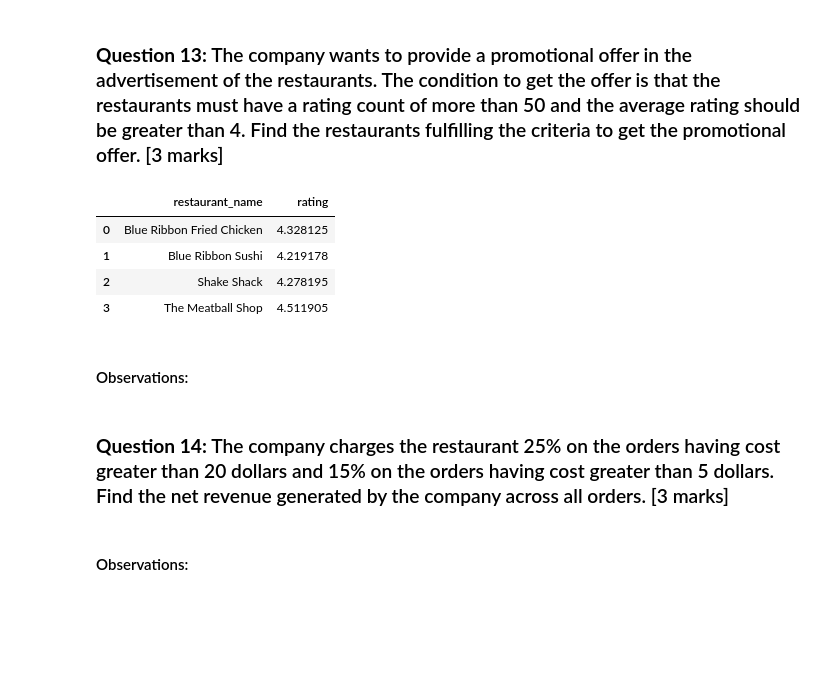
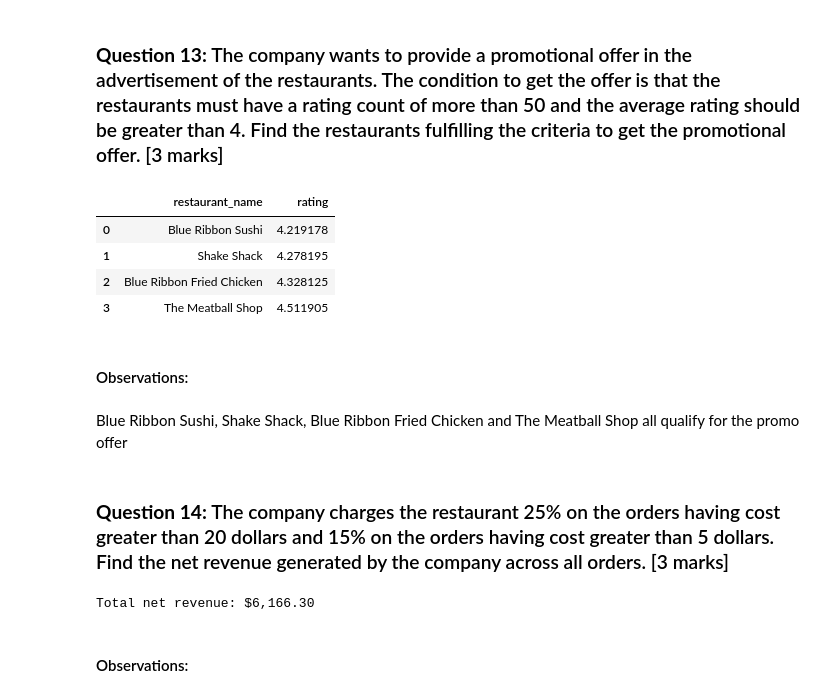
Before and after one commit to NotoriousGOR/learning, a Jupyter notebook: MachineLearningProgram/PythonFoundations/project/PYF_Project_LearnerNotebook_FullCode.ipynb, the cells around one changed output. Cells and saved outputs as stored; diff of their text form; code cells hidden in the pictures; blank space fills up the shorter version.

```diff
--- a/MachineLearningProgram/PythonFoundations/project/PYF_Project_LearnerNotebook_FullCode.ipynb
+++ b/MachineLearningProgram/PythonFoundations/project/PYF_Project_LearnerNotebook_FullCode.ipynb
@@ -265,31 +294,38 @@ Customers with ids: 52832, 47440, and 83287 are the top 3 customers with 13, 10,
 # %%
 # Filter the rated restaurants
 data = df[df["rating"] != "Not given"].copy()
 
 # Convert rating column from object to integer
 data["rating"] = data["rating"].astype("int")
 
 # Create a dataframe that contains the restaurant names with their rating counts
 rating_count = data["restaurant_name"].value_counts()
 
 # Get the restaurant names that have rating count more than 50
 rest_names = rating_count.index[rating_count.gt(50)]
 
 # Filter restaurants that are both in rest_names and original clone
 filtered_res = data[data["restaurant_name"].isin(rest_names)]
 
 # Group restaurants and average then sort and reset index to make it pretty
-final_data = filtered_res.groupby(["restaurant_name"])["rating"].mean().reset_index()
+final_data = (
+    filtered_res.groupby(["restaurant_name"])["rating"]
+    .mean()
+    .sort_values()
+    .reset_index()
+)
 
 # Ensure that the average is greater than 4
 final_data[final_data["rating"] > 4]
 # %% [output]
 |  | restaurant_name | rating |
-| 0 | Blue Ribbon Fried Chicken | 4.328125 |
-| 1 | Blue Ribbon Sushi | 4.219178 |
-| 2 | Shake Shack | 4.278195 |
+| 0 | Blue Ribbon Sushi | 4.219178 |
+| 1 | Shake Shack | 4.278195 |
+| 2 | Blue Ribbon Fried Chicken | 4.328125 |
 | 3 | The Meatball Shop | 4.511905 |
 # %% [markdown]
 #### Observations:
+# %% [markdown]
+Blue Ribbon Sushi, Shake Shack, Blue Ribbon Fried Chicken and The Meatball Shop all qualify for the promo offer
 # %% [markdown]
 ### **Question 14:** The company charges the restaurant 25% on the orders having cost greater than 20 dollars and 15% on the orders having cost greater than 5 dollars. Find the net revenue generated by the company across all orders. [3 marks]
@@ -298,2 +332,21 @@ final_data[final_data["rating"] > 4]
+# %%
+# Get 25% of order cost for orders greater than 20
+revenue_gt_twenty = df[(df["cost_of_the_order"] > 20)]["cost_of_the_order"].sum() * 0.25
+
+# Get 15% of order cost for orders greater than 5, but less than 20
+revenue_gt_five = (
+    df[(df["cost_of_the_order"] > 5) & (df["cost_of_the_order"] < 20)][
+        "cost_of_the_order"
+    ].sum()
+    * 0.15
+)
+
+# Print in currency format
+print(
+    "Total net revenue:",
+    "${:,.2f}".format(round(revenue_gt_twenty + revenue_gt_five, 2)),
+)
+# %% [output]
+Total net revenue: $6,166.30
 # %% [markdown]
 #### Observations:
```
Also changed, not shown: parts of 32 cells of this notebook, 1 other file.
